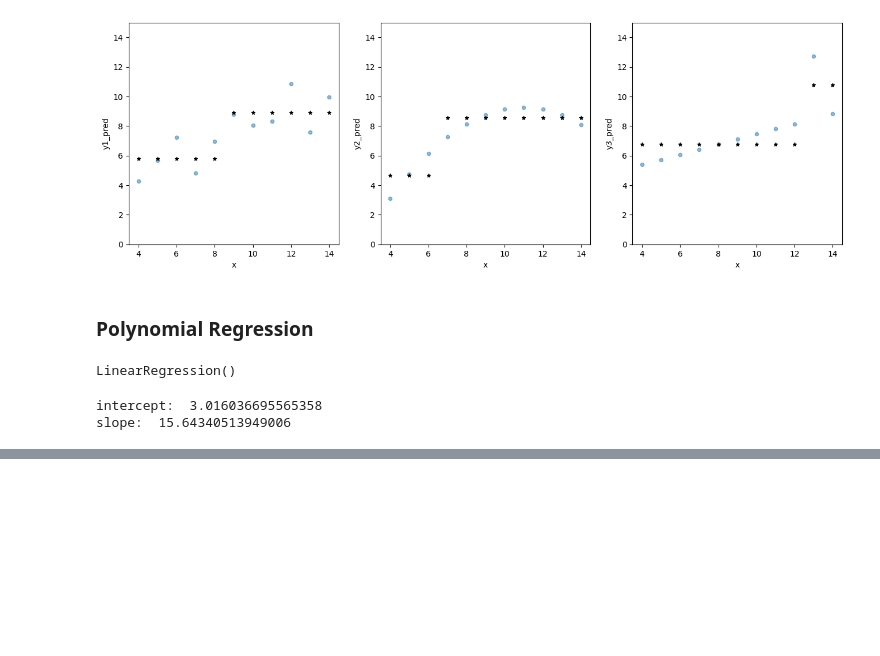
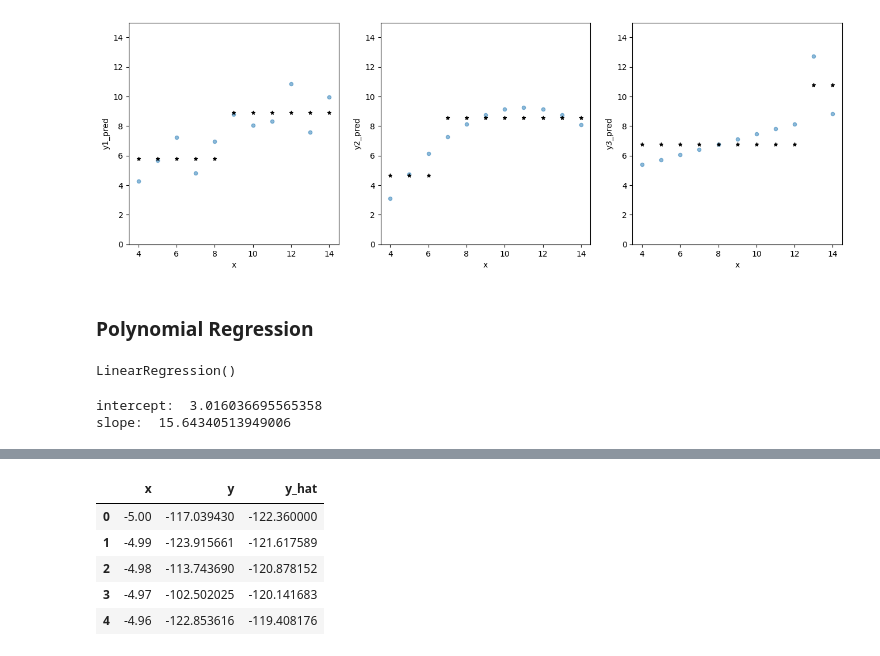
Before and after one commit to Biber76/MachineLearning, a Jupyter notebook: Regression.ipynb, the cells around one changed output, grey strips where cells are left out. Drawn from its saved outputs; the diff is of its cells as text; code cells hidden in the pictures; blank space fills up the shorter version.

```diff
--- a/Regression.ipynb
+++ b/Regression.ipynb
@@ -299,0 +322,9 @@ df_poly.sample(50)['x'].min()
+# %%
+df_poly.head()
+# %% [output]
+|  | x | y | y_hat |
+| 0 | -5.00 | -117.039430 | -122.360000 |
+| 1 | -4.99 | -123.915661 | -121.617589 |
+| 2 | -4.98 | -113.743690 | -120.878152 |
+| 3 | -4.97 | -102.502025 | -120.141683 |
+| 4 | -4.96 | -122.853616 | -119.408176 |
```
Also changed, not shown: parts of 10 cells of this notebook.
